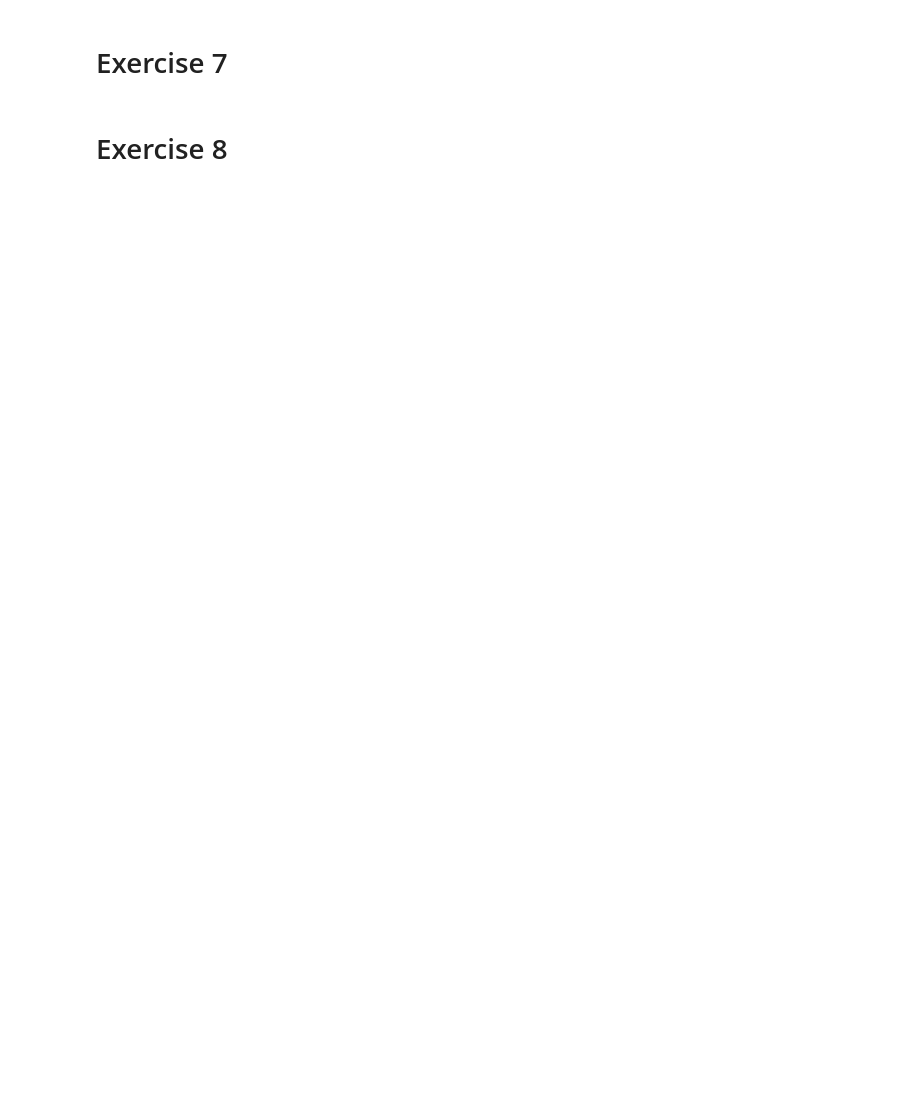
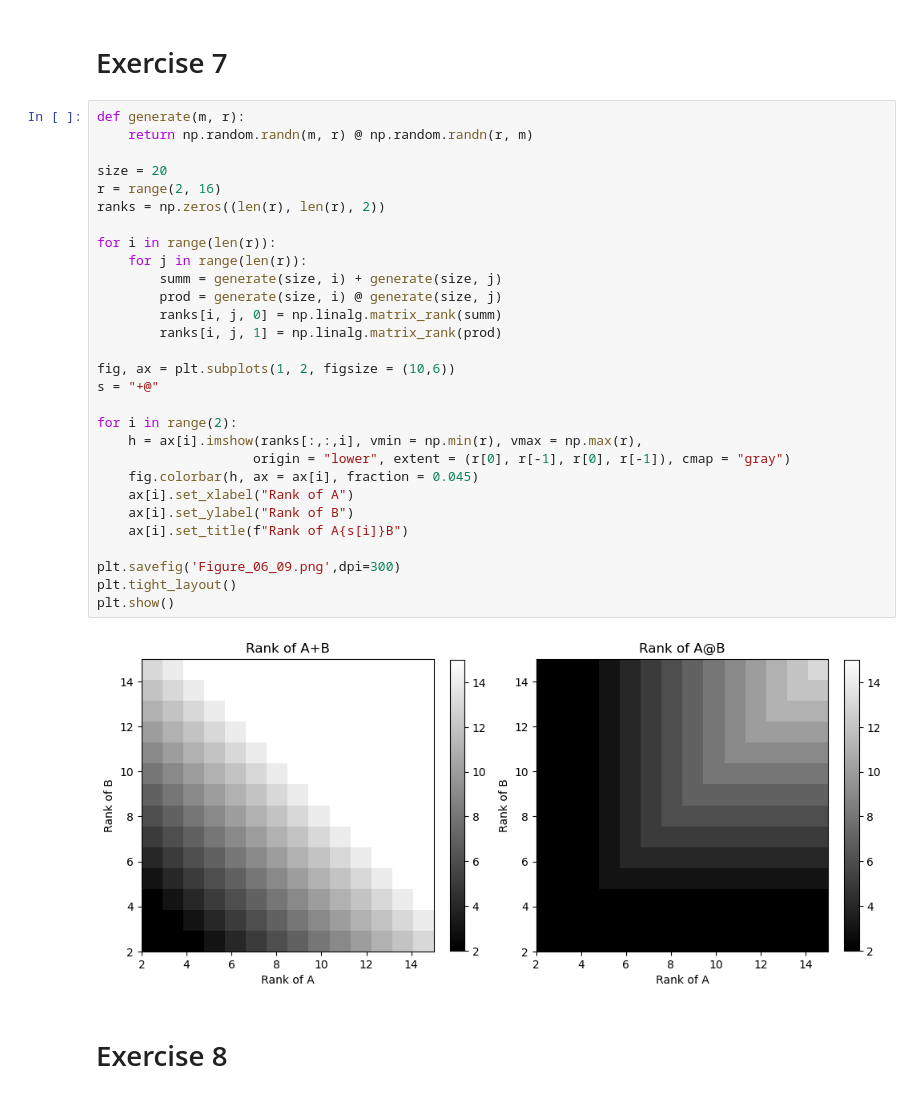
Before and after one commit to rufuspetrie/python_linear_algebra, a Jupyter notebook: chapter 6.ipynb, the cells around one changed output. Drawn from its saved outputs; the diff is of its cells as text; blank space fills up the shorter version.

```diff
--- a/chapter 6.ipynb
+++ b/chapter 6.ipynb
@@ -71,4 +146,35 @@ N_0
 # %% [markdown]
 # Exercise 7
+# %%
+def generate(m, r):
+    return np.random.randn(m, r) @ np.random.randn(r, m)
+
+size = 20
+r = range(2, 16)
+ranks = np.zeros((len(r), len(r), 2))
+
+for i in range(len(r)):
+    for j in range(len(r)):
+        summ = generate(size, i) + generate(size, j)
+        prod = generate(size, i) @ generate(size, j)
+        ranks[i, j, 0] = np.linalg.matrix_rank(summ)
+        ranks[i, j, 1] = np.linalg.matrix_rank(prod)
+
+fig, ax = plt.subplots(1, 2, figsize = (10,6))
+s = "+@"
+
+for i in range(2):
+    h = ax[i].imshow(ranks[:,:,i], vmin = np.min(r), vmax = np.max(r),
+                    origin = "lower", extent = (r[0], r[-1], r[0], r[-1]), cmap = "gray")
+    fig.colorbar(h, ax = ax[i], fraction = 0.045)
+    ax[i].set_xlabel("Rank of A")
+    ax[i].set_ylabel("Rank of B")
+    ax[i].set_title(f"Rank of A{s[i]}B")
+
+plt.savefig('Figure_06_09.png',dpi=300)
+plt.tight_layout()
+plt.show()
+# %% [output]
+[figure, added]
 # %% [markdown]
 # Exercise 8
```
Also changed, not shown: parts of 13 cells of this notebook, 5 other files.
